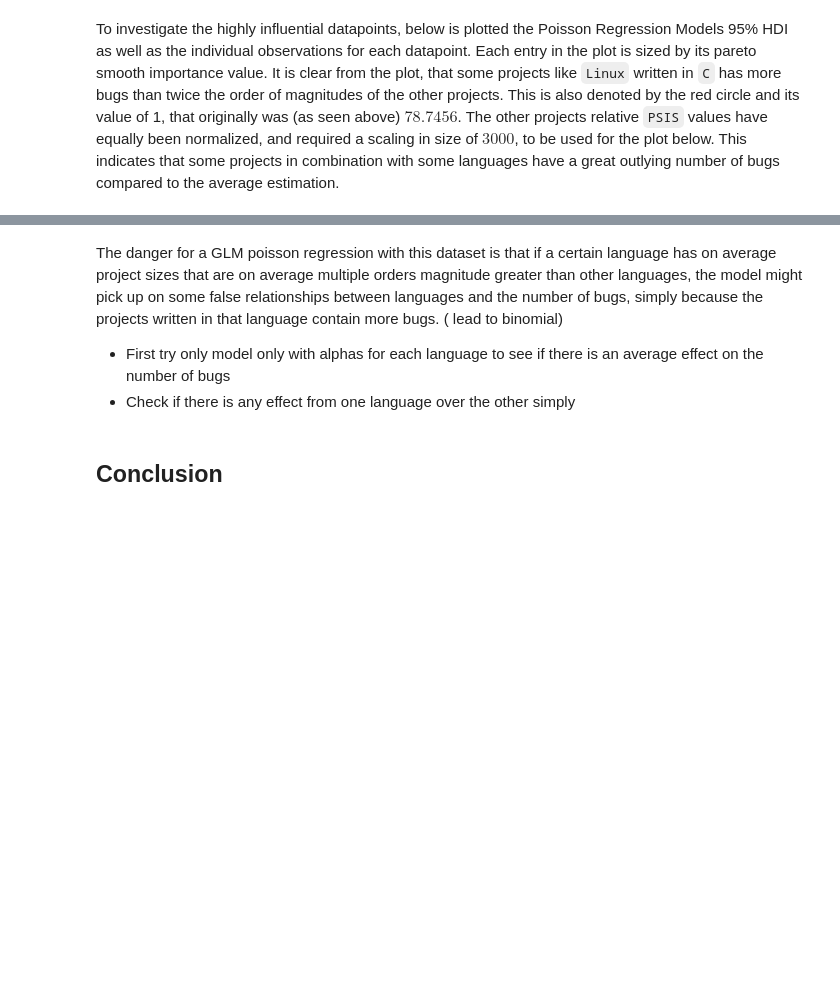
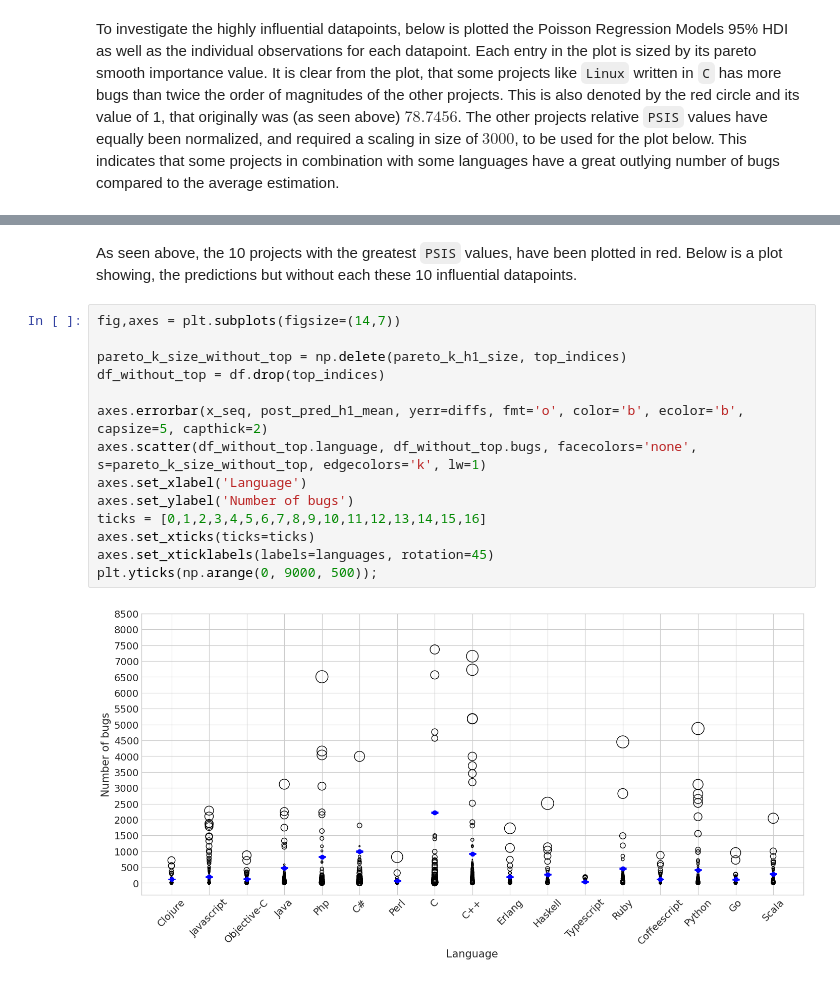
Before and after one commit to ah140797/PPExam24, a Jupyter notebook: compiled.ipynb, the cells around one changed output, grey strips where cells are left out. Drawn from its saved outputs; the diff is of its cells as text; blank space fills up the shorter version.

```diff
--- a/compiled.ipynb
+++ b/compiled.ipynb
@@ -508,9 +457,21 @@ for index, row in top_data_points.iterrows():
 plt.show()
 # %% [output]
 [figure]
-# %% [markdown]
-The danger for a GLM poisson regression with this dataset is that if a certain language has on average project sizes that are on average multiple orders magnitude greater than other languages, the model might pick up on some false relationships between languages and the number of bugs, simply because the projects written in that language contain more bugs. ( lead to binomial)
-* First try only model only with alphas for each language to see if there is an average effect on the number of bugs
-* Check if there is any effect from one language over the other simply
-# %% [markdown]
-## Conclusion
+# %% [markdown]
+As seen above, the 10 projects with the greatest `PSIS` values, have been plotted in red. Below is a plot showing, the predictions but without each these 10 influential datapoints.
+# %%
+fig,axes = plt.subplots(figsize=(14,7))
+
+pareto_k_size_without_top = np.delete(pareto_k_h1_size, top_indices)
+df_without_top = df.drop(top_indices)
+
+axes.errorbar(x_seq, post_pred_h1_mean, yerr=diffs, fmt='o', color='b', ecolor='b', capsize=5, capthick=2)
+axes.scatter(df_without_top.language, df_without_top.bugs, facecolors='none', s=pareto_k_size_without_top, edgecolors='k', lw=1)
+axes.set_xlabel('Language')
+axes.set_ylabel('Number of bugs')
+ticks = [0,1,2,3,4,5,6,7,8,9,10,11,12,13,14,15,16]
+axes.set_xticks(ticks=ticks)
+axes.set_xticklabels(labels=languages, rotation=45)
+plt.yticks(np.arange(0, 9000, 500));
+# %% [output]
+[figure, added]
```
Also changed, not shown: parts of 27 cells of this notebook.
